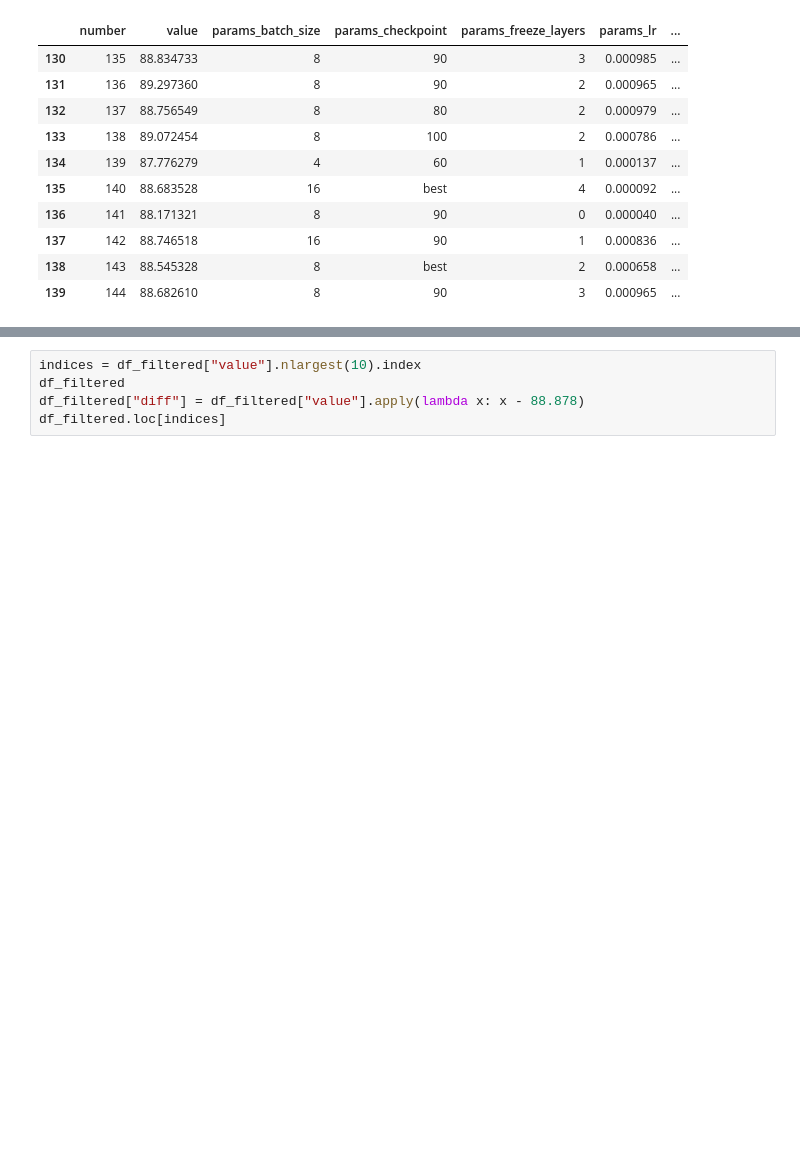
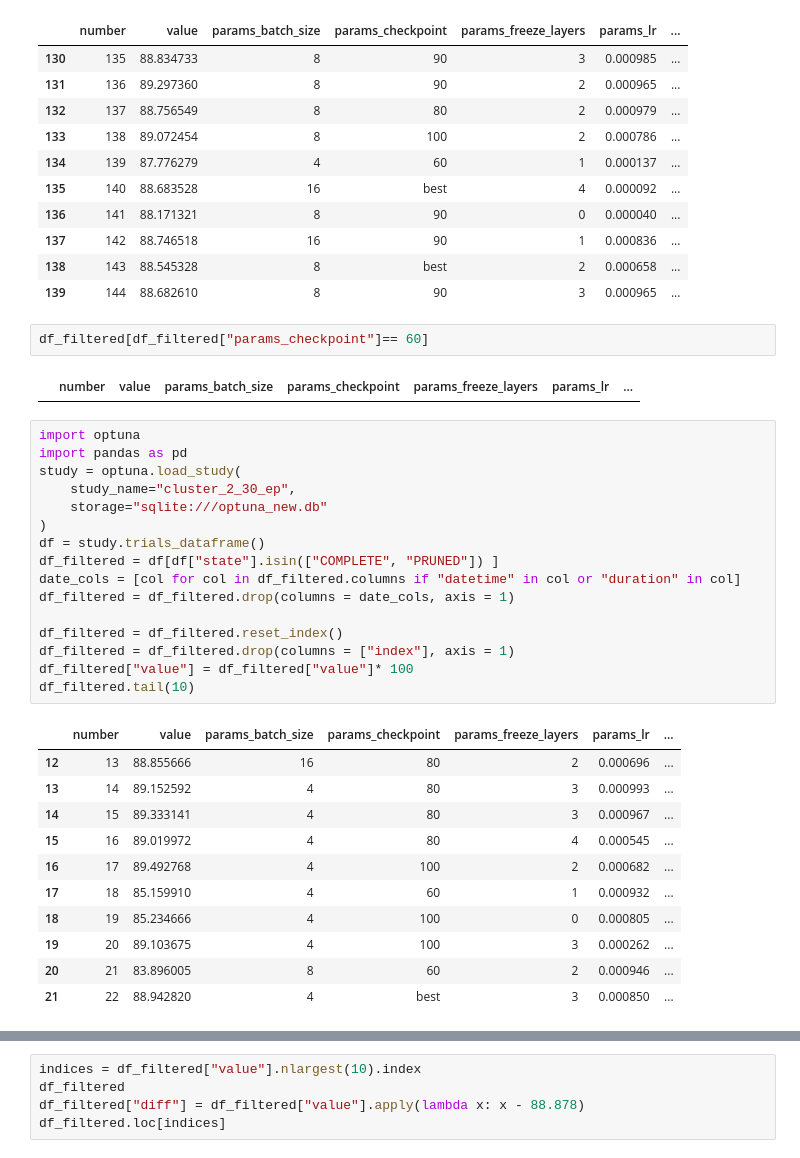
Before and after one commit to PulyaPolya/beat_this, a Jupyter notebook: results_evaluation.ipynb, the cells around one changed output, grey strips where cells are left out. Drawn from its saved outputs; the diff is of its cells as text; blank space fills up the shorter version.

```diff
--- a/results_evaluation.ipynb
+++ b/results_evaluation.ipynb
@@ -1468,6 +1493,38 @@ df_filtered.tail(10)
 | 137 | 142 | 88.746518 | 16 | 90 | 1 | 0.000836 | ... |
 | 138 | 143 | 88.545328 | 8 | best | 2 | 0.000658 | ... |
 | 139 | 144 | 88.682610 | 8 | 90 | 3 | 0.000965 | ... |
+# %%
+df_filtered[df_filtered["params_checkpoint"]== 60]
+# %% [output]
+|  | number | value | params_batch_size | params_checkpoint | params_freeze_layers | params_lr | ... |
+# %%
+import optuna
+import pandas as pd
+study = optuna.load_study(
+    study_name="cluster_2_30_ep",
+    storage="sqlite:///optuna_new.db"
+)
+df = study.trials_dataframe()
+df_filtered = df[df["state"].isin(["COMPLETE", "PRUNED"]) ]
+date_cols = [col for col in df_filtered.columns if "datetime" in col or "duration" in col]
+df_filtered = df_filtered.drop(columns = date_cols, axis = 1)
+
+df_filtered = df_filtered.reset_index()
+df_filtered = df_filtered.drop(columns = ["index"], axis = 1)
+df_filtered["value"] = df_filtered["value"]* 100
+df_filtered.tail(10)
+# %% [output]
+|  | number | value | params_batch_size | params_checkpoint | params_freeze_layers | params_lr | ... |
+| 12 | 13 | 88.855666 | 16 | 80 | 2 | 0.000696 | ... |
+| 13 | 14 | 89.152592 | 4 | 80 | 3 | 0.000993 | ... |
+| 14 | 15 | 89.333141 | 4 | 80 | 3 | 0.000967 | ... |
+| 15 | 16 | 89.019972 | 4 | 80 | 4 | 0.000545 | ... |
+| 16 | 17 | 89.492768 | 4 | 100 | 2 | 0.000682 | ... |
+| 17 | 18 | 85.159910 | 4 | 60 | 1 | 0.000932 | ... |
+| 18 | 19 | 85.234666 | 4 | 100 | 0 | 0.000805 | ... |
+| 19 | 20 | 89.103675 | 4 | 100 | 3 | 0.000262 | ... |
+| 20 | 21 | 83.896005 | 8 | 60 | 2 | 0.000946 | ... |
+| 21 | 22 | 88.942820 | 4 | best | 3 | 0.000850 | ... |
 # %%
 len(df_filtered)
 # %% [output]
```
Also changed, not shown: parts of 10 cells of this notebook, 4 other files.
